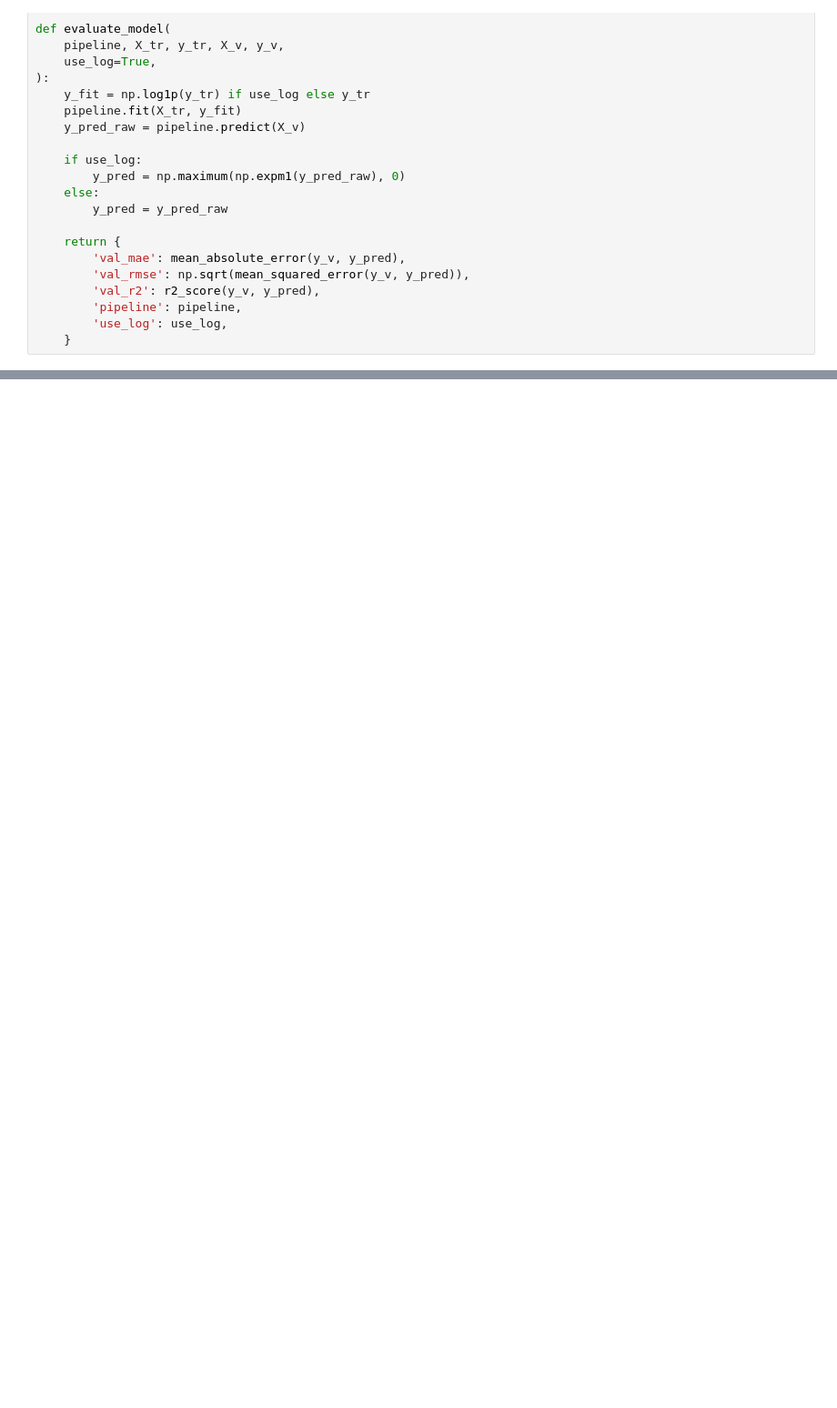
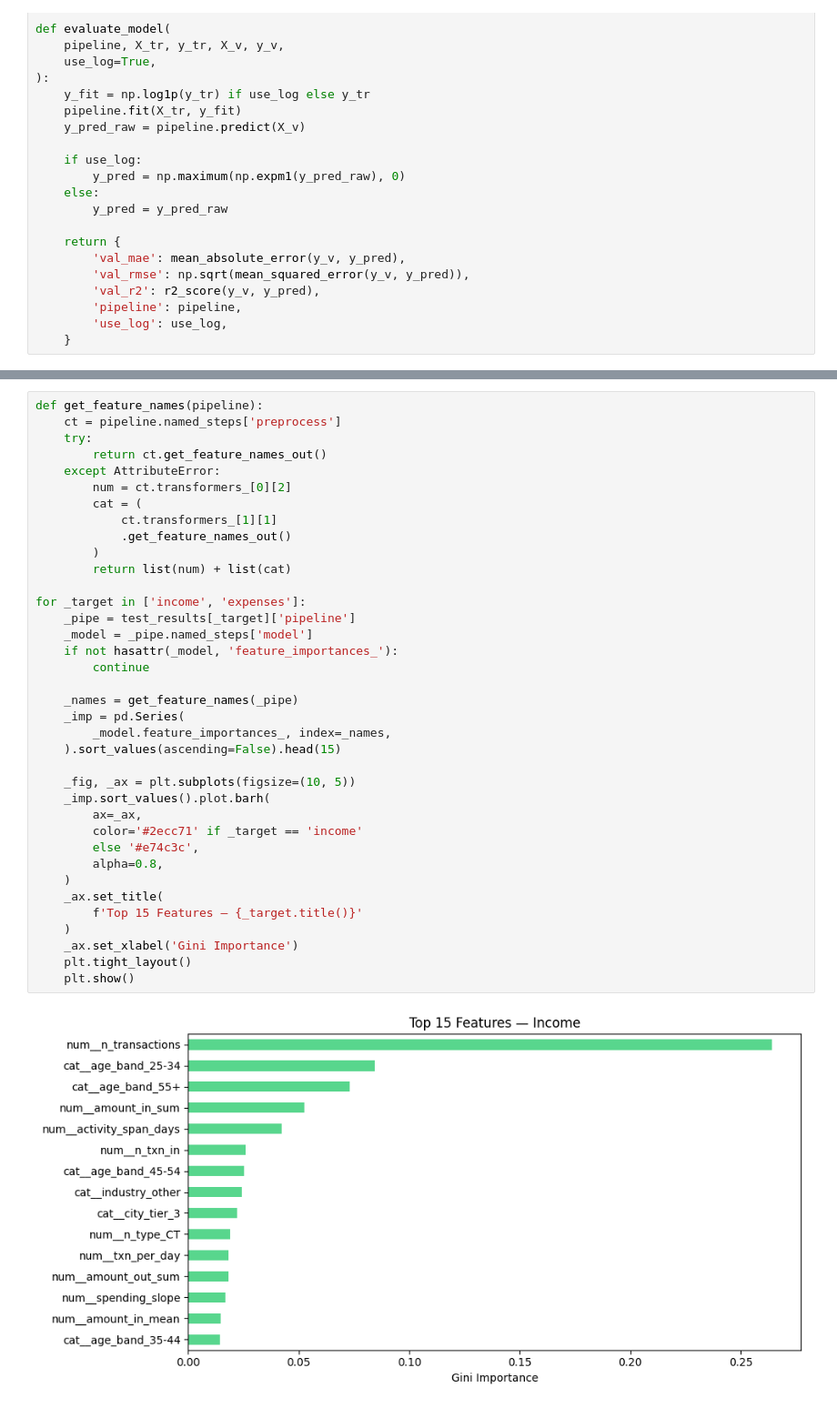
Before and after one commit to abir171915/N26-Income-and-Expences-prediction-, a Jupyter notebook: n26.ipynb, the cells around one changed output, grey strips where cells are left out. Shown at 91% size. Cells and saved outputs as stored; diff of their text form; blank space fills up the shorter version.

```diff
--- a/n26.ipynb
+++ b/n26.ipynb
@@ -596,0 +785,39 @@ def evaluate_model(
+# %%
+def get_feature_names(pipeline):
+    ct = pipeline.named_steps['preprocess']
+    try:
+        return ct.get_feature_names_out()
+    except AttributeError:
+        num = ct.transformers_[0][2]
+        cat = (
+            ct.transformers_[1][1]
+            .get_feature_names_out()
+        )
+        return list(num) + list(cat)
+
+for _target in ['income', 'expenses']:
+    _pipe = test_results[_target]['pipeline']
+    _model = _pipe.named_steps['model']
+    if not hasattr(_model, 'feature_importances_'):
+        continue
+
+    _names = get_feature_names(_pipe)
+    _imp = pd.Series(
+        _model.feature_importances_, index=_names,
+    ).sort_values(ascending=False).head(15)
+
+    _fig, _ax = plt.subplots(figsize=(10, 5))
+    _imp.sort_values().plot.barh(
+        ax=_ax,
+        color='#2ecc71' if _target == 'income'
+        else '#e74c3c',
+        alpha=0.8,
+    )
+    _ax.set_title(
+        f'Top 15 Features — {_target.title()}'
+    )
+    _ax.set_xlabel('Gini Importance')
+    plt.tight_layout()
+    plt.show()
+# %% [output]
+[figure, added]
```
Also changed, not shown: parts of 6 cells of this notebook, 1 other file.
